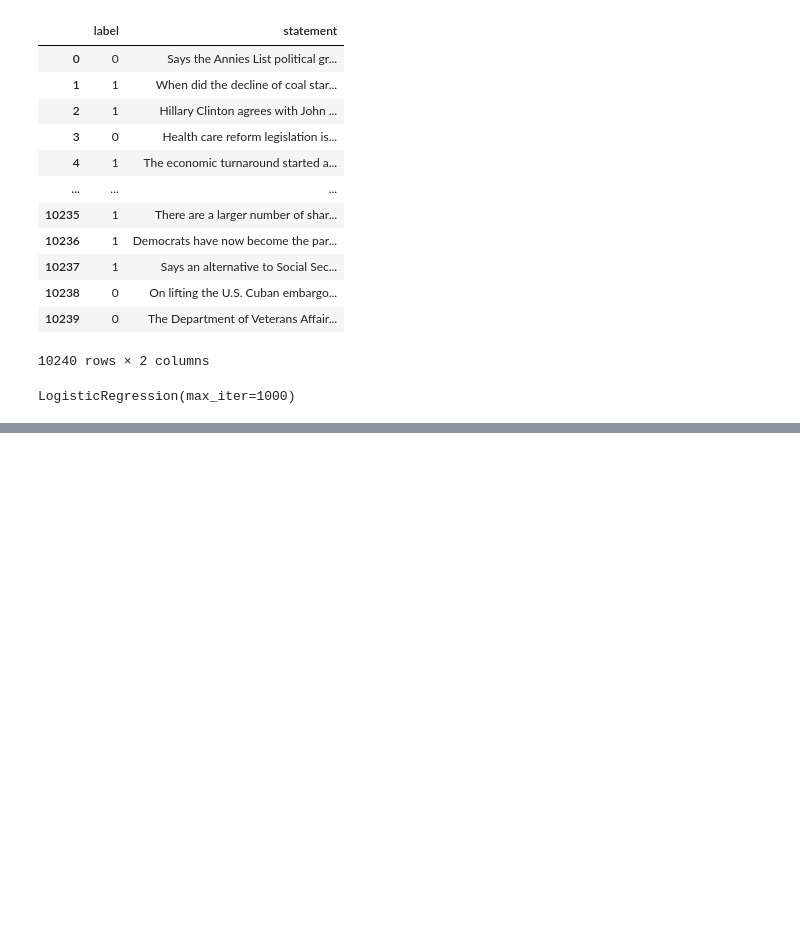
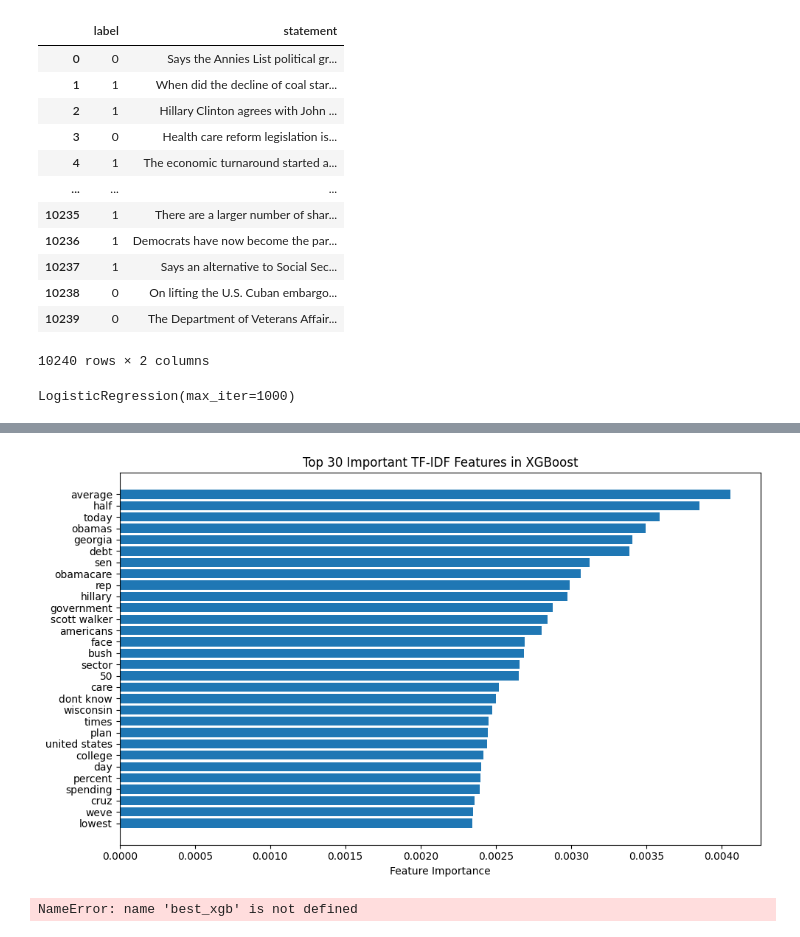
Before and after one commit to Orca71/fake-news-detector, a Jupyter notebook: fakeNewsCode.ipynb, the cells around one changed output, grey strips where cells are left out. Cells and saved outputs as stored; diff of their text form; code cells hidden in the pictures; blank space fills up the shorter version.

```diff
--- a/fakeNewsCode.ipynb
+++ b/fakeNewsCode.ipynb
@@ -129,0 +405,5 @@ weighted avg       0.62      0.62      0.60      1284
+# %%
+print("Best Parameters:\n", random_search.best_params_)
+best_xgb = random_search.best_estimator_
+y_xg_predict = best_xgb.predict(X_tfDIF_val)
+print("\nClassification Report:\n", classification_report(Y_tfDIF_val, y_xg_predict))
@@ -129,0 +423,17 @@ weighted avg       0.62      0.62      0.60      1284
+# %%
+xgb_importnace = best_xgb.feature_importances_
+# %%
+feature_names = tfIDF_vectorizer.get_feature_names_out()
+# %%
+indicies = np.argsort(xgb_importnace)[-30:][::-1]
+top_xgb_features = [feature_names[i] for i in indicies]
+top_xgb_importances = xgb_importnace[indicies]
+# %%
+plt.figure(figsize=(10, 6))
+plt.barh(top_xgb_features[::-1], top_xgb_importances[::-1])
+plt.title("Top 30 Important TF-IDF Features in XGBoost")
+plt.xlabel("Feature Importance")
+plt.tight_layout()
+plt.show()
+# %% [output]
+[figure, added]
@@ -129,0 +443,4 @@ weighted avg       0.62      0.62      0.60      1284
+# %%
+explainer = shap.TreeExplainer(best_xgb.get_booster())
+# %% [output]
+NameError: name 'best_xgb' is not defined
```
Also changed, not shown: parts of 69 cells of this notebook, 2 other files.
